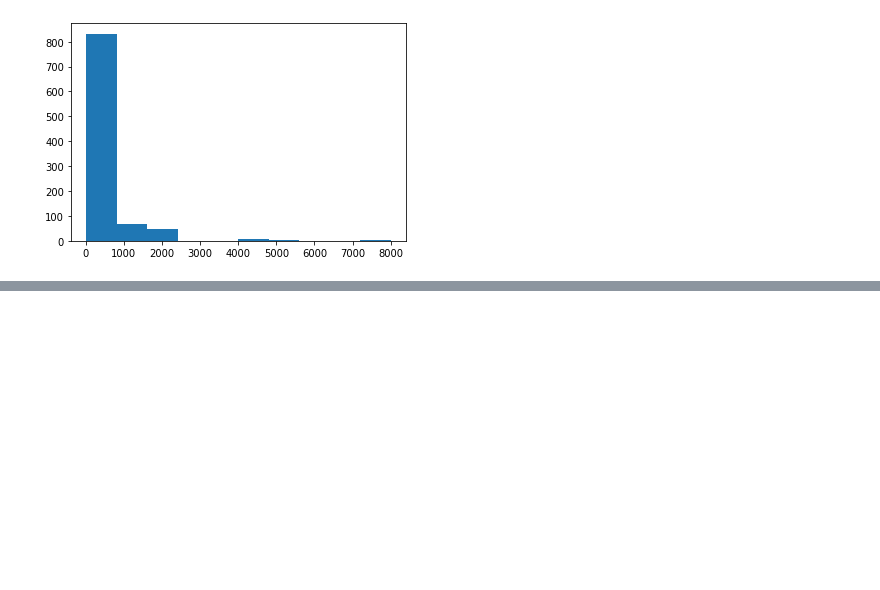
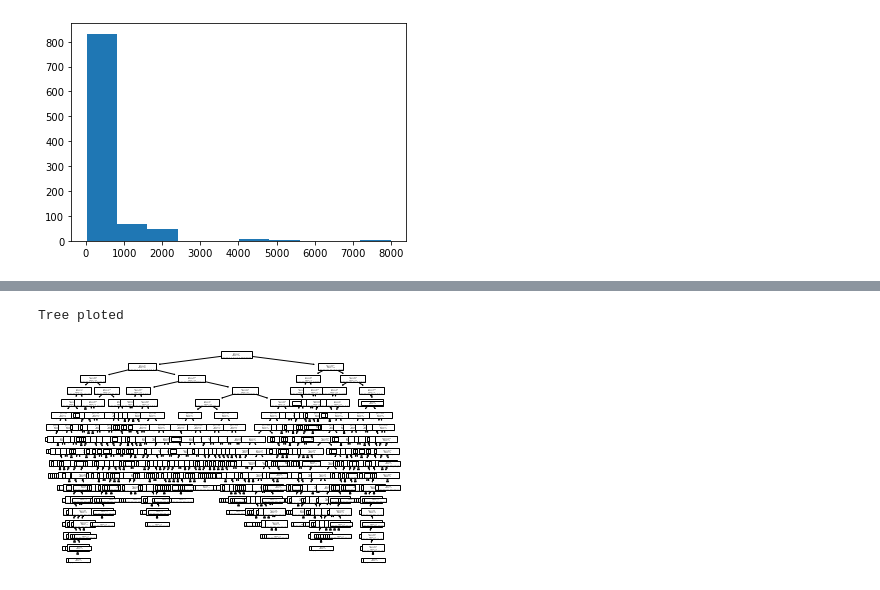
Before and after one commit to krzysztofnyczka/TFT_predictor, a Jupyter notebook: Camera_Tree.ipynb, the cells around one changed output, grey strips where cells are left out. Saved outputs shown, nothing was run; the diff lists cells and outputs as text; code cells hidden in the pictures; blank space fills up the shorter version.

```diff
--- a/Camera_Tree.ipynb
+++ b/Camera_Tree.ipynb
@@ -59,0 +156,6 @@ model.score(X_test, Y_test)
+# %%
+tree.plot_tree(dtc.fit(X_train, Y_train))
+print("Tree ploted")
+# %% [output]
+Tree ploted
+[figure, added]
```
Also changed, not shown: parts of 18 cells of this notebook, 1 other file.
